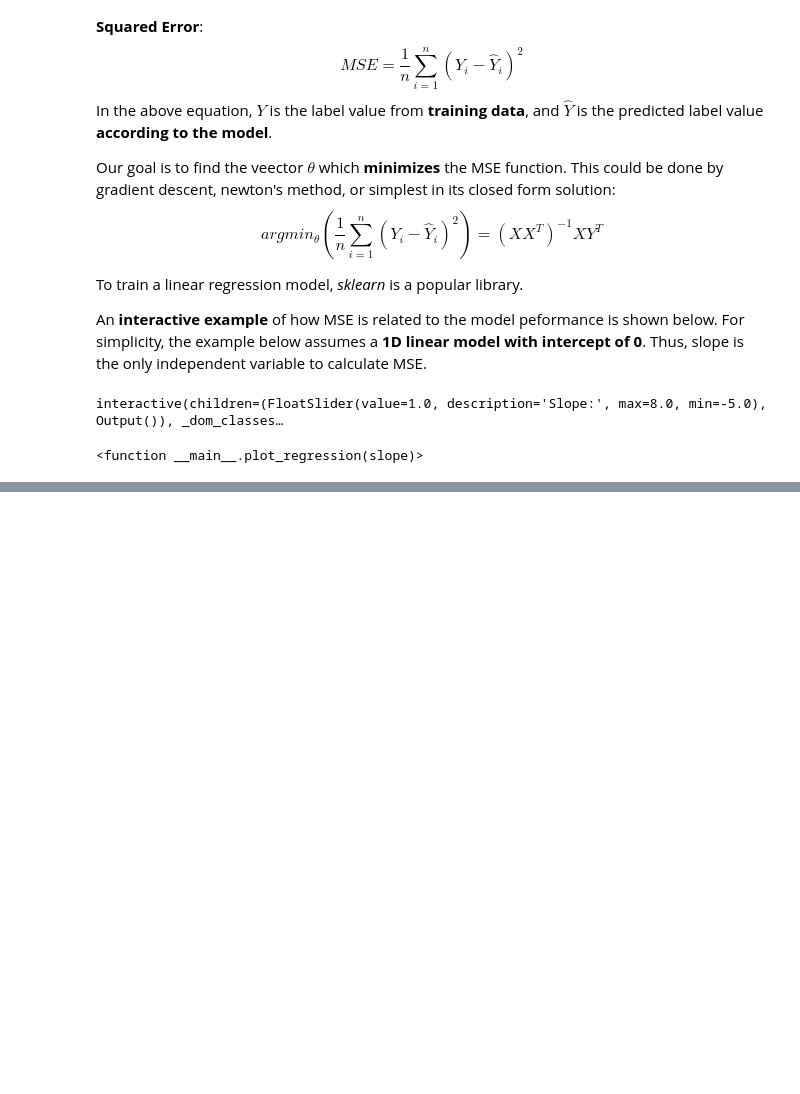
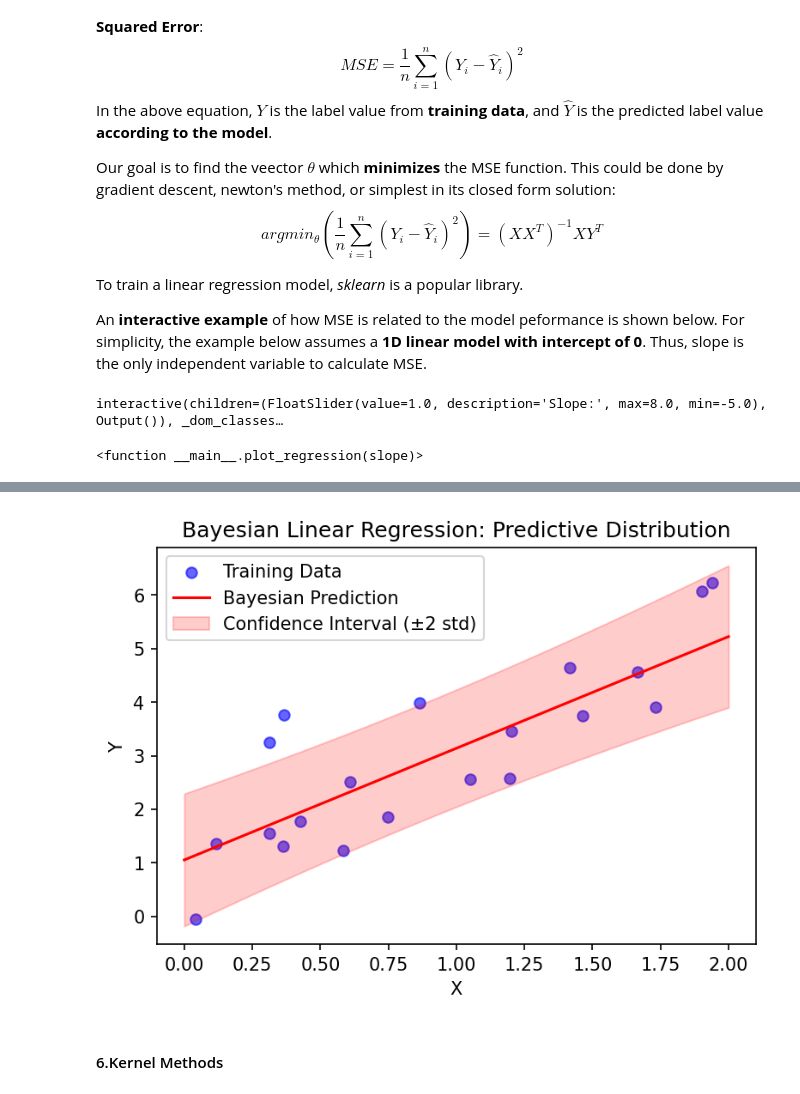
Before and after one commit to hansoncjc/GP-BO-Clustering-Tutorials, a Jupyter notebook: Fundamental.ipynb, the cells around one changed output, grey strips where cells are left out. Cells and saved outputs as stored; diff of their text form; code cells hidden in the pictures; blank space fills up the shorter version.

Commit message:
True Bayesian Linear Regression & Visualization

```diff
--- a/Fundamental.ipynb
+++ b/Fundamental.ipynb
@@ -592,0 +674,62 @@ interactive(children=(FloatSlider(value=1.0, description='Slope:', max=8.0, min=
+# %%
+# Bayesian Linear Regression Visualization without Explicit mu_theta and Sigma_theta Calculation
+
+import numpy as np
+import matplotlib.pyplot as plt
+
+# Generate synthetic data
+np.random.seed(42)
+n_samples = 20  # Number of training samples
+X = 2 * np.random.rand(n_samples, 1)  # Input features (column vector)
+true_theta = np.array([2.5])  # True parameter theta (slope)
+true_bias = 1.0  # Bias term (intercept)
+sigma_model = 1.0  # Noise in the original data generation process (σ)
+sigma_pred = 0.5  # Prediction model noise (σ*)
+
+# Generate noisy observations
+Y = true_theta * X + true_bias + np.random.normal(0, sigma_model, (n_samples, 1))
+
+# Add bias term to X (to handle intercept in linear regression)
+X_b = np.vstack([np.ones((1, n_samples)), X.T])  # (d x n), where d=2
+
+# Regularization strength λ
+lambda_reg = 1.0
+
+# Compute predictive mean and variance directly
+X_test = np.linspace(0, 2, 100).reshape(1, -1)  # Row vector for test points
+X_test_b = np.vstack([np.ones((1, X_test.shape[1])), X_test])  # Add bias
+
+# Compute (X X^T + λI)⁻¹ once
+inv_term = np.linalg.inv(X_b @ X_b.T + lambda_reg * np.eye(2))
+
+# Predictive mean: μ_Y* = X*^T (X X^T + λI)⁻¹ X Y
+mu_Y_star = (X_test_b.T @ inv_term @ X_b @ Y).flatten()
+
+# Predictive variance: σ²_Y* = σ² X*^T (X X^T + λI)⁻¹ X* + σ*²
+sigma_Y_star_sq = np.array([X_test_b[:, i].T @ inv_term @ X_test_b[:, i] for i in range(X_test.shape[1])])
+sigma_Y_star_sq = sigma_model**2 * sigma_Y_star_sq + sigma_pred**2  # Add model noise σ*²
+
+# Compute standard deviation for confidence intervals
+std_Y_star = np.sqrt(sigma_Y_star_sq)
+
+# Plot results
+plt.figure(figsize=(6, 4),dpi=150)
+plt.scatter(X, Y, color="blue", label="Training Data", alpha=0.6)
+plt.plot(X_test.flatten(), mu_Y_star, "r-", label="Bayesian Prediction")
+plt.fill_between(
+    X_test.flatten(),
+    mu_Y_star - 2 * std_Y_star,
+    mu_Y_star + 2 * std_Y_star,
+    color="red",
+    alpha=0.2,
+    label="Confidence Interval (±2 std)",
+)
+plt.xlabel("X")
+plt.ylabel("Y")
+plt.title("Bayesian Linear Regression: Predictive Distribution")
+plt.legend()
+plt.show()
+# %% [output]
+[figure, added]
+# %% [markdown]
+#### 6.Kernel Methods
```
Also changed, not shown: parts of 6 cells of this notebook.
